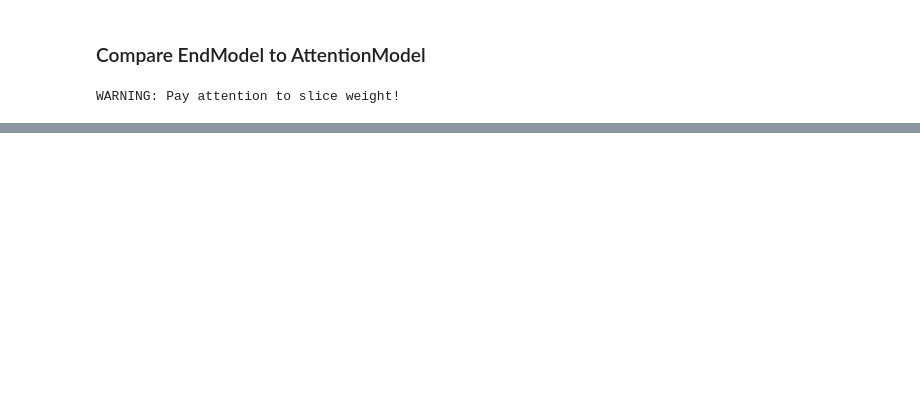
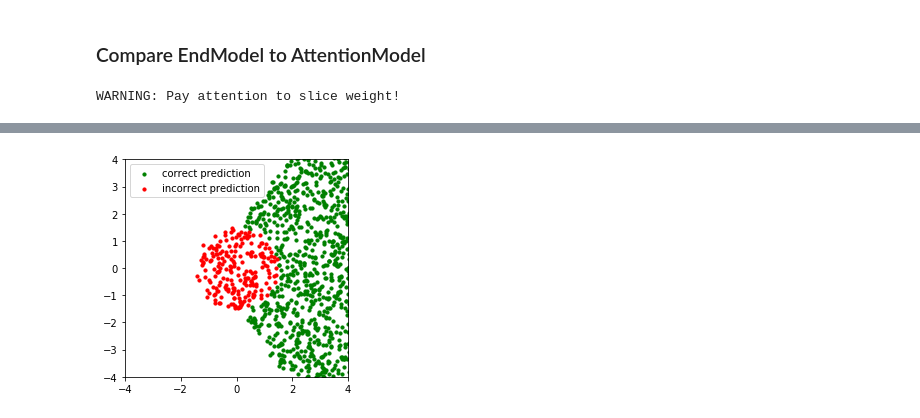
Before and after one commit to tsy935/metal, a Jupyter notebook: metal/contrib/slicing/synthetics/synthetics-sandbox.ipynb, the cells around one changed output, grey strips where cells are left out. Drawn from its saved outputs; the diff is of its cells as text; code cells hidden in the pictures; blank space fills up the shorter version.

Commit message:
update manual/pacman notebooks

```diff
--- a/metal/contrib/slicing/synthetics/synthetics-sandbox.ipynb
+++ b/metal/contrib/slicing/synthetics/synthetics-sandbox.ipynb
@@ -67,8 +54,0 @@ from metal.contrib.slicing.mixture_of_experts import train_MoE_model
-# %%
-X, Y, Z, L = generate_pacman_data(config)
-target_lfs_idx = [3]
-Ls, Xs, Ys, Zs = split_data(L, X, Y, Z, splits=[0.5, 0.25, 0.25], shuffle=True)
-
-# add peppering
-from metal.contrib.slicing.utils import add_pepper
-pepper = 0.1
@@ -351,38 +148,54 @@ WARNING: Pay attention to slice weight!
 %%time
 from collections import defaultdict
 
+from metal.label_model import MajorityLabelVoter
+from metal.utils import split_data
+from metal.contrib.backends.snorkel_gm_wrapper import SnorkelLabelModel
+from metal.contrib.slicing.experiment_utils import (
+    create_data_loader,
+    train_model,
+    train_slice_dp,
+    search_upweighting_models,
+    eval_model
+)
+from metal.contrib.slicing.utils import get_L_weights_from_targeting_lfs_idx
+from metal.contrib.slicing.mixture_of_experts import train_MoE_model
+
+
 model_configs = {
-    "UNI": uni_config,
-    "UP": up_config,
-    "MoE": moe_config,
-    "DP": dp_config,
-    "SM_HAT": sm_hat_config,
+#     "UNI": uni_config,
+#     "UP": up_config,
+#     "MoE": moe_config,
+    "DP": base_dp_config,
+    'SM_DP': sm_dp_config,
     "SM_ON": sm_on_config,
-    'SM_DP': sm_dp_config
 }
 
-NUM_TRIALS = 1
-NUM_SLICES = 3
+NUM_TRIALS = 3
+NUM_SLICES = 4
 K = 2
-N = 10000
-m = 3
+M = 10
+N = 5000
+unipolar = False
 pepper = 0.1
-print(f"Pepper: {pepper}")
 # A base to add to trial number to set a unique seed for each trial
-salt = 42 #np.random.randint(1e6)
+# salt = np.random.randint(1e6)
+salt = 918880
+
 print(f"Salt: {salt}")
+if pepper:
+    print(f"Pepper: {pepper}")
 
+
+Z_kwargs = {'num_slices': NUM_SLICES}
+X, Y, C, L = generate_pacman_data(config)
+
+Ls, Xs, Ys, Zs = split_data(L, X, Y, Z, splits=[0.5, 0.25, 0.25], shuffle=True)
+L_train_raw = Ls[0].copy() # TEMP
 
 history = defaultdict(list)
 for trial in range(NUM_TRIALS):
     print(f"[Trial {trial}]")
-
-    Z_kwargs = {'num_slices': NUM_SLICES}
-    X, Y, Z, L = generate_pacman_data(config)
-    target_lfs_idx = [0]
-
-    Ls, Xs, Ys, Zs = split_data(L, X, Y, Z, splits=[0.5, 0.25, 0.25], shuffle=True)
-    L_train_raw = Ls[0].copy() # TEMP
 
     for model_name, model_config in model_configs.items():
         print ("-"*10, "Training", model_name, "-"*10)
@@ -390,7 +203,7 @@ for trial in range(NUM_TRIALS):
         Ls[0] = L_train_raw.copy() # TEMP: Reset to unpeppered version
 
         # Generate weak labels:
-        if model_name == "UNI" or model_name.startswith("UP"):
+        if model_name == "UNI":
             Y_train = MajorityLabelVoter().predict_proba(Ls[0])
         else:
             label_model = SnorkelLabelModel()
@@ -403,27 +216,23 @@ for trial in range(NUM_TRIALS):
 
         # Train end model
         if model_name == "UNI":
-            L_weights = list(np.ones(m))
-            model = train_model(model_config, Ls, Xs, Ys, Zs, L_weights)
-        elif model_name == "UP":
+            model = train_model(model_config, Ls, Xs, Ys, Zs)
+        elif model_name == 'UP':
+            # generates weighted Y_train and overwrites overwrites Ys[0] internally
             model = search_upweighting_models(model_config, Ls, Xs, Ys, Zs,
-                                              [target_lfs_idx], verbose=False)
+                                              targeting_lfs_idx, verbose=False)
         elif model_name == "MoE":
             model = train_MoE_model(model_config, Ls, Xs, Ys, Zs)
-        elif model_name == "DP":
+        else:
             model = train_model(model_config, Ls, Xs, Ys, Zs)
-        elif model_name == "SM_HAT":
-            model = train_model(model_config, Ls, Xs, Ys, Zs, model_key="hat")
-        elif model_name == "SM_ON":
-            model = train_model(model_config, Ls, Xs, Ys, Zs, model_key="online")
-        elif model_name == 'SM_DP':
-            model = train_slice_dp(model_config, Ls, Xs, Ys, Zs)
-        else:
-            raise Exception(f"Unrecognized model_name: {model_name}")
 
         test_loader = create_data_loader(Ls, Xs, Ys, Zs, model_config, 'test')
         results = eval_model(model, test_loader, verbose=False, summary=False)
 
+        plt.figure(figsize=(4, 4))
+        plot_predictions(model, test_loader, C=None)
+        plt.show()
+
         # Save results
         history[model_name].append(results)
 # %% [output]
@@ -447,0 +256 @@ Criteria: BCEWithLogitsLoss() SoftCrossEntropyLoss()
+[figure, added]
```
Also changed, not shown: parts of 16 cells of this notebook, 1 other file.
